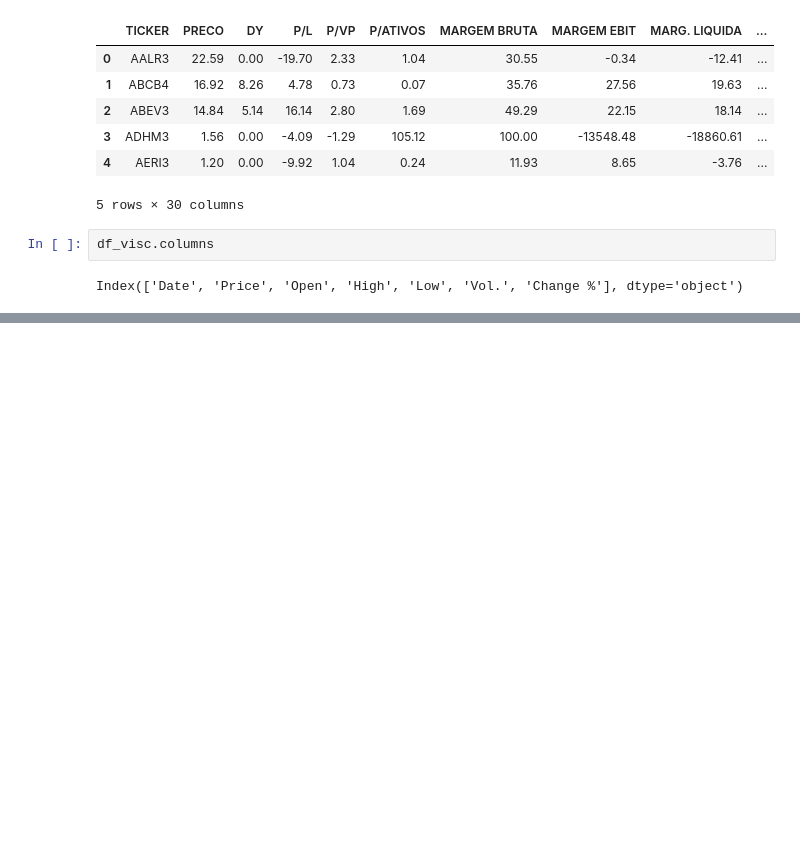
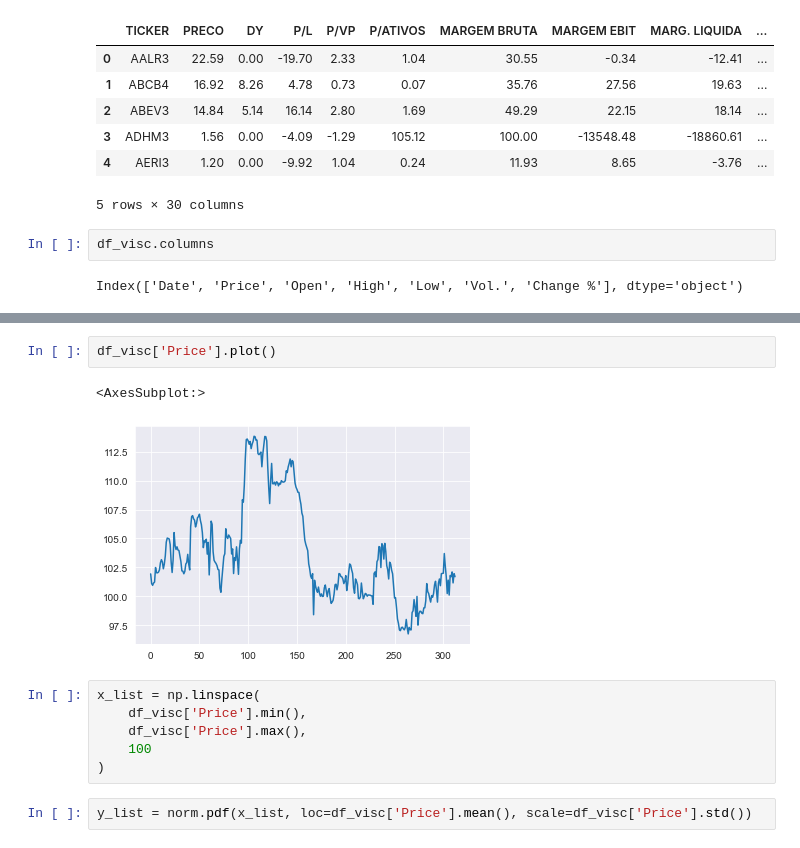
Before and after one commit to tvaditya/renda_variavel, a Jupyter notebook: Renda_variavel_01.ipynb, the cells around one changed output, grey strips where cells are left out. Saved outputs shown, nothing was run; the diff lists cells and outputs as text; blank space fills up the shorter version.

```diff
--- a/Renda_variavel_01.ipynb
+++ b/Renda_variavel_01.ipynb
@@ -218,0 +240,13 @@ memory usage: 1.3+ KB
+# %%
+df_visc['Price'].plot()
+# %% [output]
+<AxesSubplot:>
+[figure, added]
+# %%
+x_list = np.linspace(
+    df_visc['Price'].min(),
+    df_visc['Price'].max(),
+    100
+)
+# %%
+y_list = norm.pdf(x_list, loc=df_visc['Price'].mean(), scale=df_visc['Price'].std())
```
Also changed, not shown: parts of 25 cells of this notebook, 1 other file.
